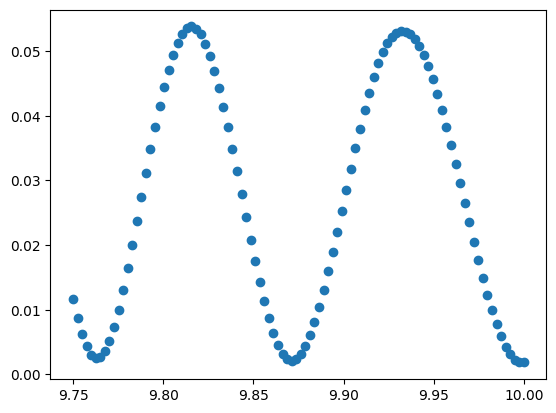
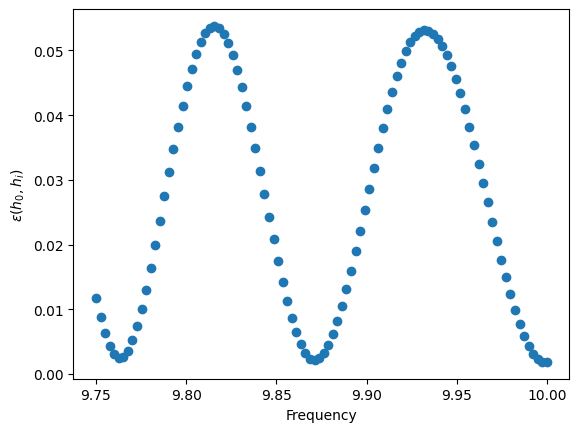
Code edit (unified diff) that turned the first committed figure into the second:
--- before
+++ after
@@ -3,2 +3,4 @@
 
 plt.scatter(dense_f_error, densed_error)
+plt.xlabel('Frequency')
+plt.ylabel('$\epsilon(h_0, h_i)$')

Commit: Added eccentric harmonic decomposition notebook